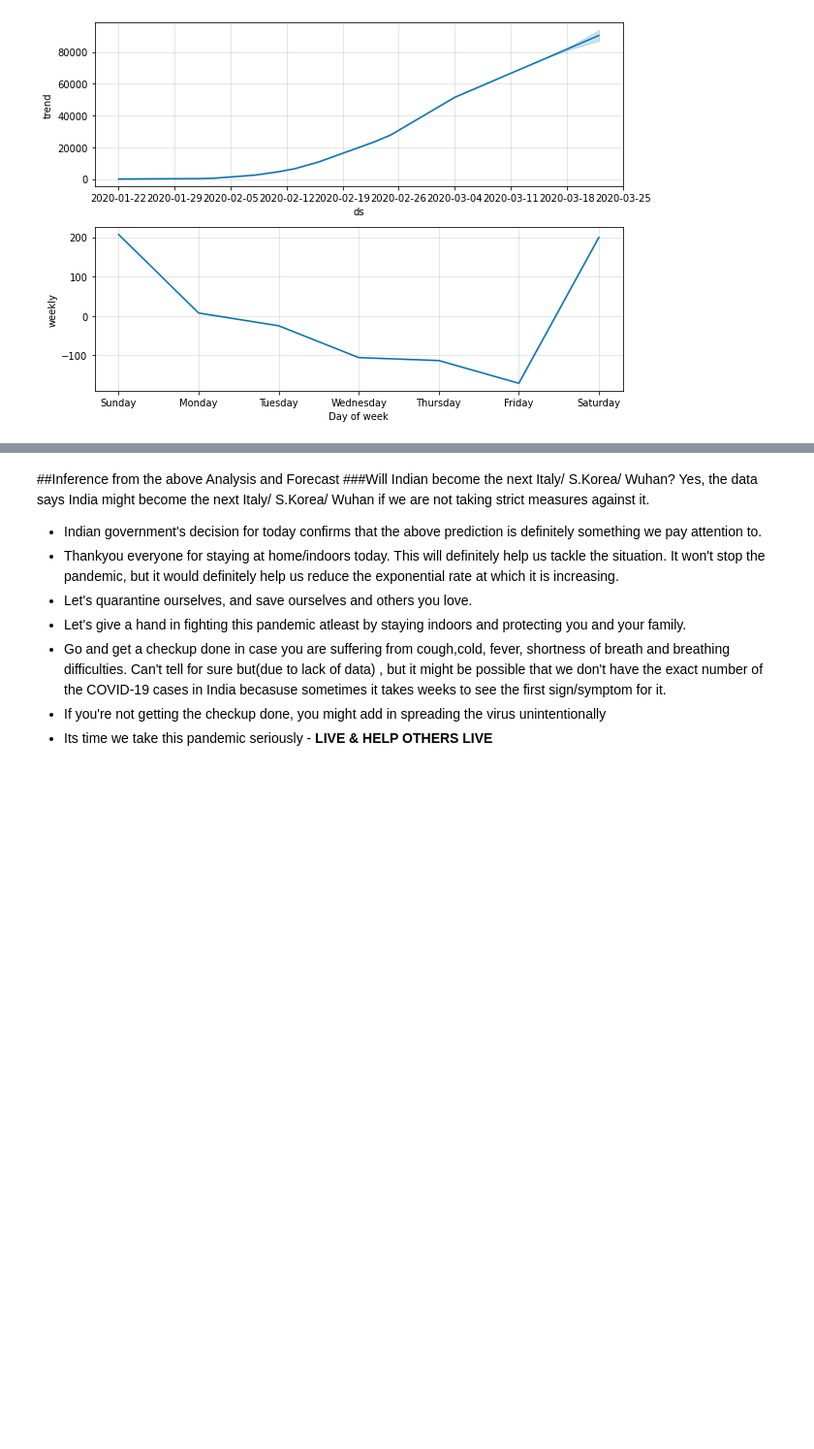
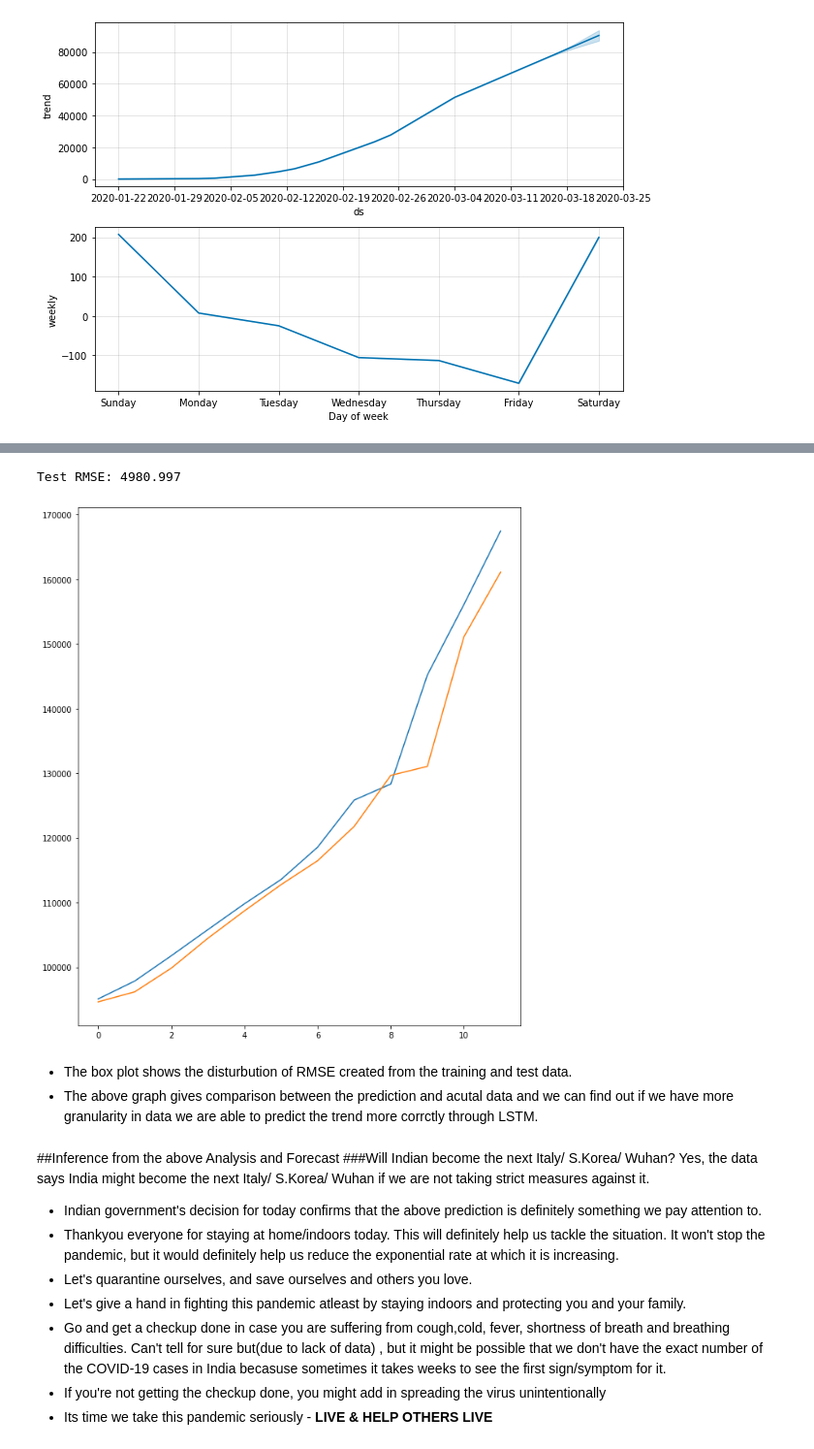
Before and after one commit to BibhuDas123/Covid_19_Analysis, a Jupyter notebook: Covid19_Analysis.ipynb, the cells around one changed output, grey strips where cells are left out. Shown: that part at 97% size. Saved outputs shown, nothing was run; the diff lists cells and outputs as text; code cells hidden in the pictures; blank space fills up the shorter version.

```diff
--- a/Covid19_Analysis.ipynb
+++ b/Covid19_Analysis.ipynb
@@ -672,3 +886,17 @@ recovered_forecast_plot = m.plot_components(forecast)
+# %%
+# report performance
+rmse = sqrt(mean_squared_error(raw_values[-12:], predictions))
+print('Test RMSE: %.3f' % rmse)
+# line plot of observed vs predicted
+pyplot.plot(raw_values[-12:])
+pyplot.plot(predictions)
+pyplot.show()
+# %% [output]
+Test RMSE: 4980.997
+[figure, added]
+# %% [markdown]
+* The box plot shows the disturbution of RMSE created from the training and test data.
+* The above graph gives comparison between the prediction and acutal data and we can find out if we have more granularity in data we are able to predict the trend more corrctly through LSTM.
 # %% [markdown]
 ##Inference from the above Analysis and Forecast
 ###Will Indian become the next Italy/ S.Korea/ Wuhan?
```
Also changed, not shown: parts of 16 cells of this notebook.
